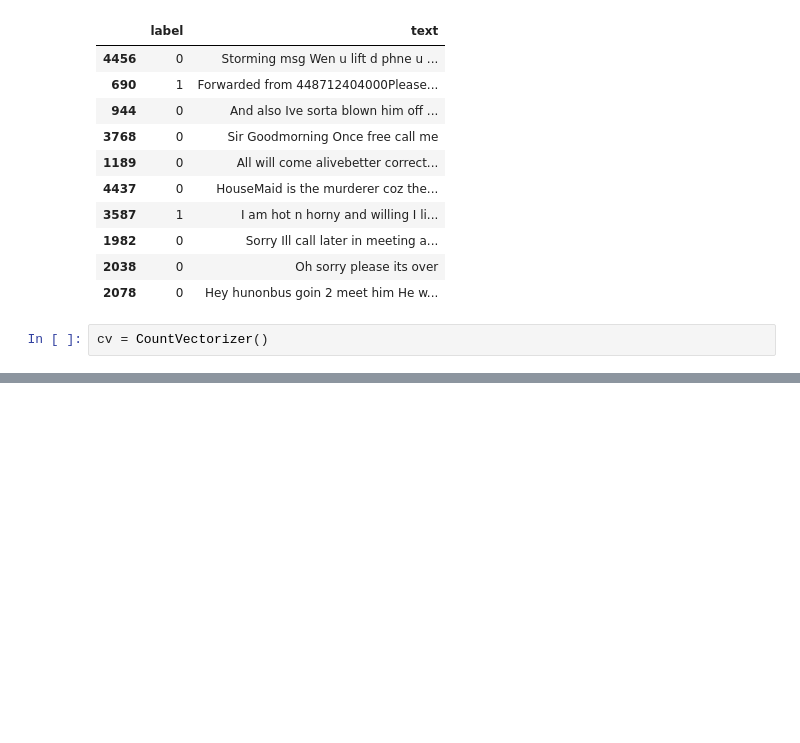
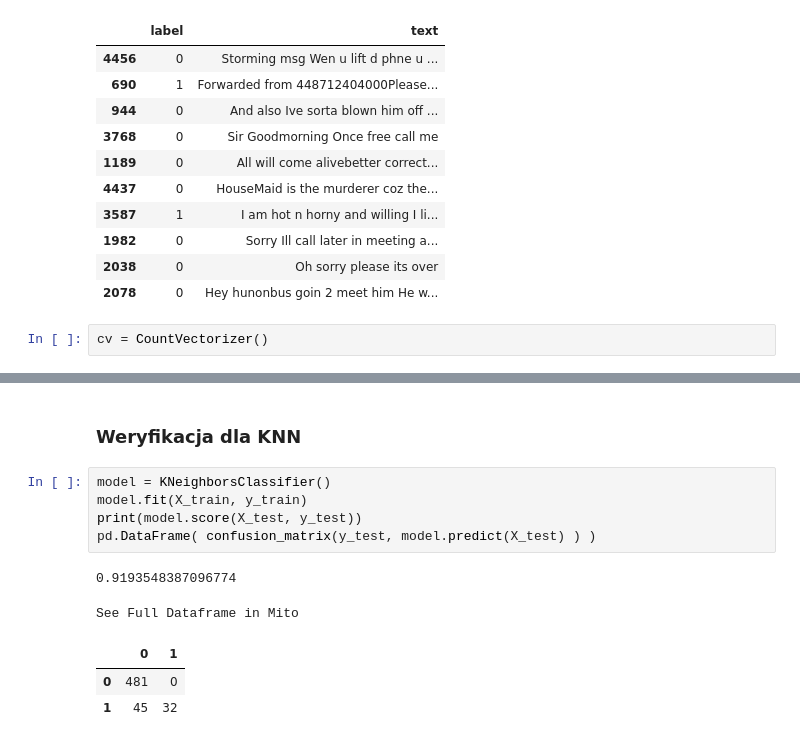
Before and after one commit to marianwitkowski/ML0905, a Jupyter notebook: Dzien03/02-bayes.ipynb, the cells around one changed output, grey strips where cells are left out. Drawn from its saved outputs; the diff is of its cells as text; blank space fills up the shorter version.

```diff
--- a/Dzien03/02-bayes.ipynb
+++ b/Dzien03/02-bayes.ipynb
@@ -178,0 +233,13 @@ cv.transform
+# %% [markdown]
+### Weryfikacja dla KNN
+# %%
+model = KNeighborsClassifier()
+model.fit(X_train, y_train)
+print(model.score(X_test, y_test))
+pd.DataFrame( confusion_matrix(y_test, model.predict(X_test) ) )
+# %% [output]
+0.9193548387096774
+See Full Dataframe in Mito
+|  | 0 | 1 |
+| 0 | 481 | 0 |
+| 1 | 45 | 32 |
```
Also changed, not shown: parts of 10 cells of this notebook.
